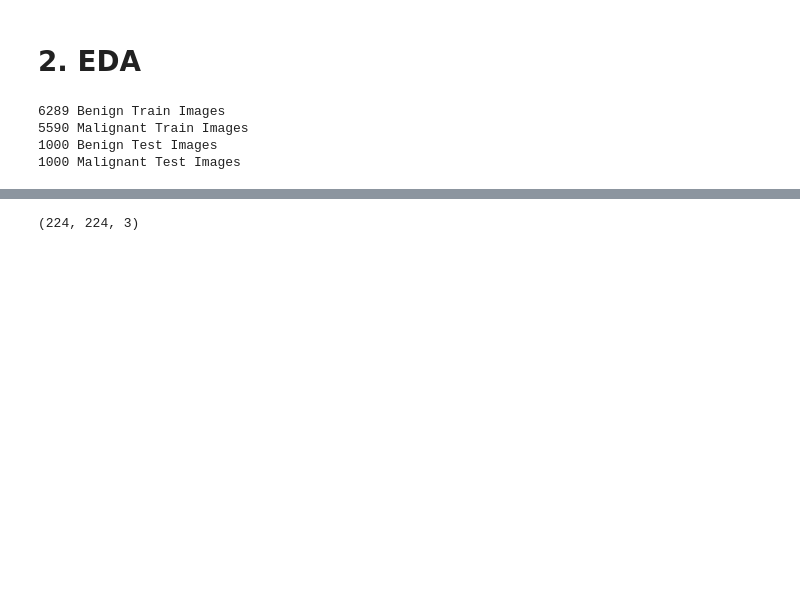
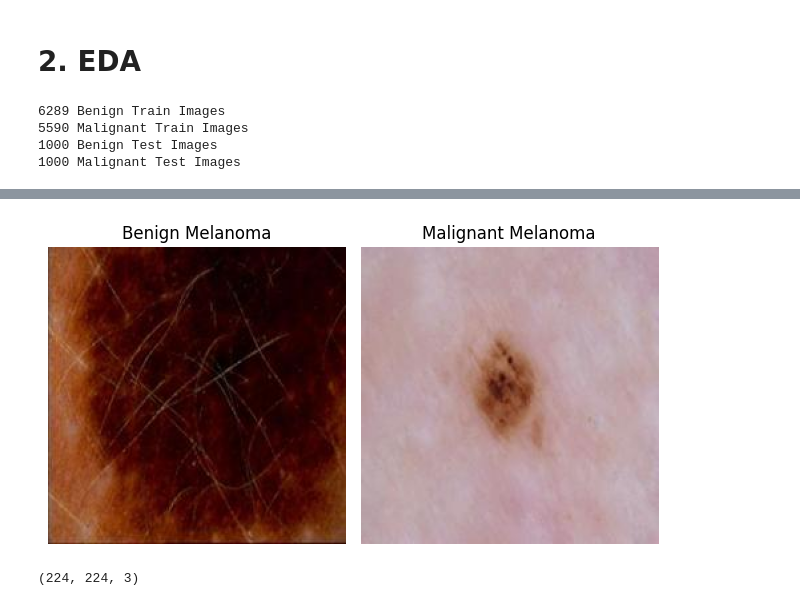
Before and after one commit to panstenos/Melanoma-Detection-using-CNNs, a Jupyter notebook: Melanoma_Analysis_no_augmentation.ipynb, the cells around one changed output, grey strips where cells are left out. Saved outputs shown, nothing was run; the diff lists cells and outputs as text; code cells hidden in the pictures; blank space fills up the shorter version.

Commit message:
Version 2.1 - new figure containing both melanomas with headers - improved code

```diff
--- a/Melanoma_Analysis_no_augmentation.ipynb
+++ b/Melanoma_Analysis_no_augmentation.ipynb
@@ -80,3 +67,26 @@ Sample malignant melanoma image:
+# %%
+# Load the images
+benign_image = load_img(os.path.join(train_benign_dir, os.listdir(train_benign_dir)[0]))
+malignant_image = load_img(os.path.join(train_malignant_dir, os.listdir(train_malignant_dir)[0]))
+
+# Create a figure with a 1x2 layout
+fig, axes = plt.subplots(1, 2)
+
+# Plot the first image (Benign Melanoma)
+axes[0].imshow(benign_image)
+axes[0].set_title('Benign Melanoma')
+axes[0].axis('off')
+
+# Plot the second image (Malignant Melanoma)
+axes[1].imshow(malignant_image)
+axes[1].set_title('Malignant Melanoma')
+axes[1].axis('off')
+
+plt.tight_layout()
+
+plt.show()
+# %% [output]
+[figure, added]
 # %%
 sample_image = load_img(os.path.join(train_benign_dir, os.listdir(train_benign_dir)[0]))
 
```
Also changed, not shown: parts of 1 cell of this notebook, 3 other files.
